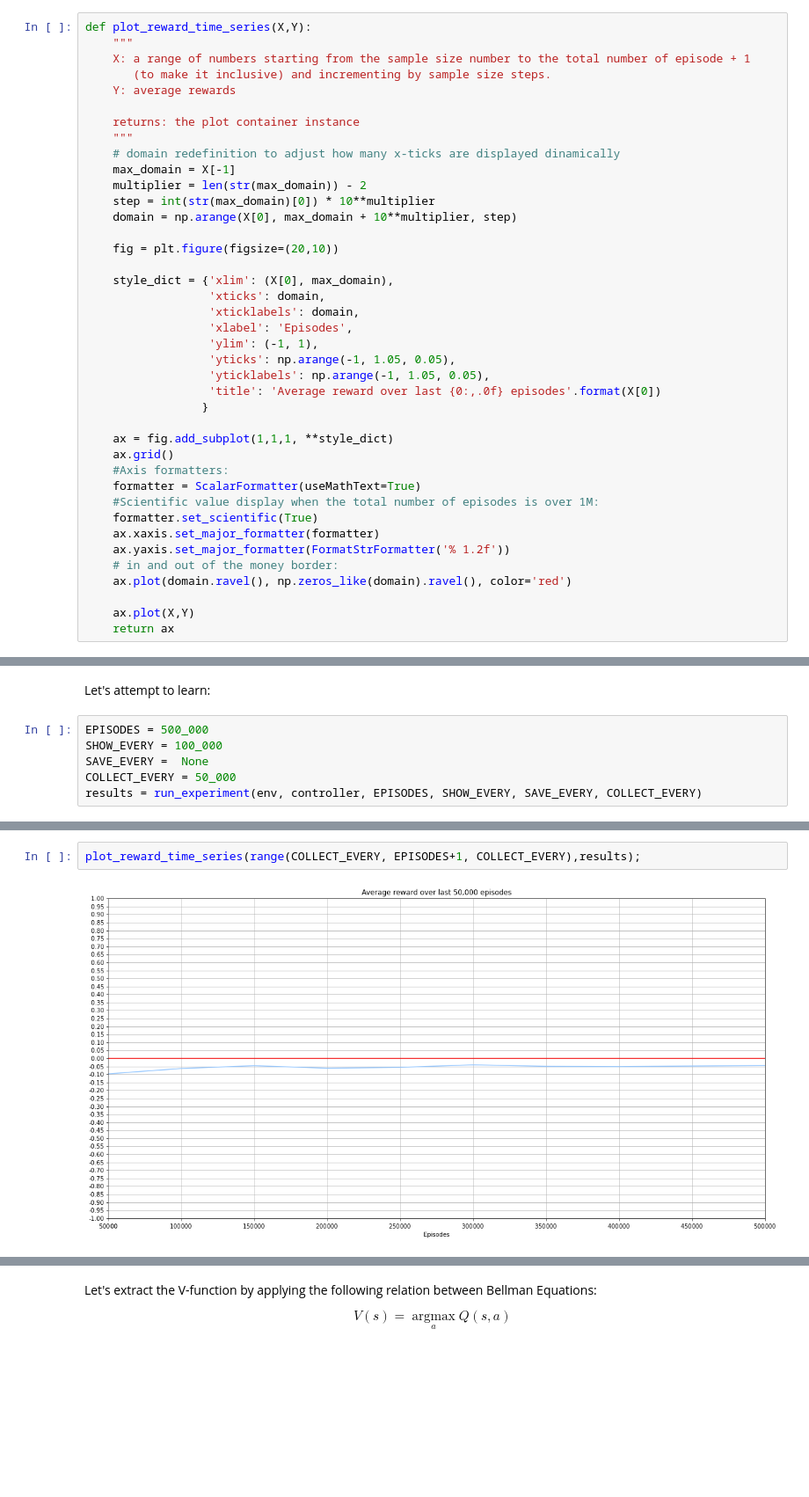
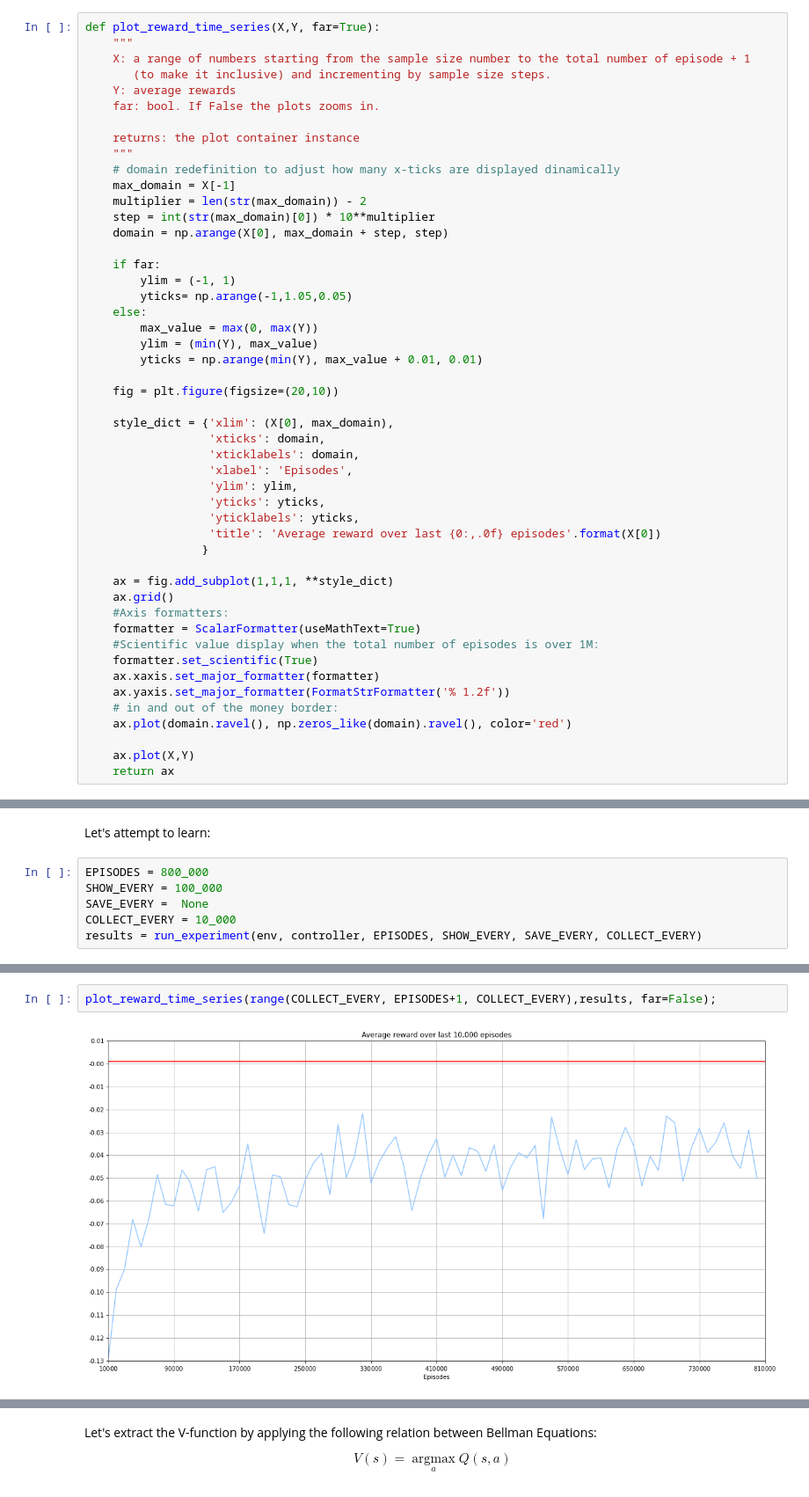
Before and after one commit to Xavi-Linux/Fatjack, a Jupyter notebook: Montecarlo.ipynb, the cells around one changed output, grey strips where cells are left out. Shown at 88% size. Drawn from its saved outputs; the diff is of its cells as text; blank space fills up the shorter version.

```diff
--- a/Montecarlo.ipynb
+++ b/Montecarlo.ipynb
@@ -46,11 +46,12 @@ from scipy.stats import normaltest, anderson, t, kstest
 
 #### Average reward time series:
 # %%
-def plot_reward_time_series(X,Y):
+def plot_reward_time_series(X,Y, far=True):
     """
     X: a range of numbers starting from the sample size number to the total number of episode + 1
        (to make it inclusive) and incrementing by sample size steps.
     Y: average rewards
+    far: bool. If False the plots zooms in.
 
     returns: the plot container instance
     """
@@ -58,7 +59,15 @@ def plot_reward_time_series(X,Y):
     max_domain = X[-1]
     multiplier = len(str(max_domain)) - 2
     step = int(str(max_domain)[0]) * 10**multiplier
-    domain = np.arange(X[0], max_domain + 10**multiplier, step)
+    domain = np.arange(X[0], max_domain + step, step)
+
+    if far:
+        ylim = (-1, 1)
+        yticks= np.arange(-1,1.05,0.05)
+    else:
+        max_value = max(0, max(Y))
+        ylim = (min(Y), max_value)
+        yticks = np.arange(min(Y), max_value + 0.01, 0.01)
 
     fig = plt.figure(figsize=(20,10))
 
@@ -66,9 +75,9 @@ def plot_reward_time_series(X,Y):
                   'xticks': domain,
                   'xticklabels': domain,
                   'xlabel': 'Episodes',
-                  'ylim': (-1, 1),
-                  'yticks': np.arange(-1, 1.05, 0.05),
-                  'yticklabels': np.arange(-1, 1.05, 0.05),
+                  'ylim': ylim,
+                  'yticks': yticks,
+                  'yticklabels': yticks,
                   'title': 'Average reward over last {0:,.0f} episodes'.format(X[0])
                  }
 
@@ -699,10 +716,10 @@ controller.hyperparams
 # %% [markdown]
 Let's attempt to learn:
 # %%
-EPISODES = 500_000
+EPISODES = 800_000
 SHOW_EVERY = 100_000
 SAVE_EVERY =  None
-COLLECT_EVERY = 50_000
+COLLECT_EVERY = 10_000
 results = run_experiment(env, controller, EPISODES, SHOW_EVERY, SAVE_EVERY, COLLECT_EVERY)
 # %% [output]
 Episode 100000:
@@ -724,5 +741,5 @@ Dealer:
 THE HOUSE BEATS JACK
 # %%
-plot_reward_time_series(range(COLLECT_EVERY, EPISODES+1, COLLECT_EVERY),results);
+plot_reward_time_series(range(COLLECT_EVERY, EPISODES+1, COLLECT_EVERY),results, far=False);
 # %% [output]
-[figure, old version]
+[figure, new version]
```
Also changed, not shown: parts of 44 cells of this notebook, 40 other files.
